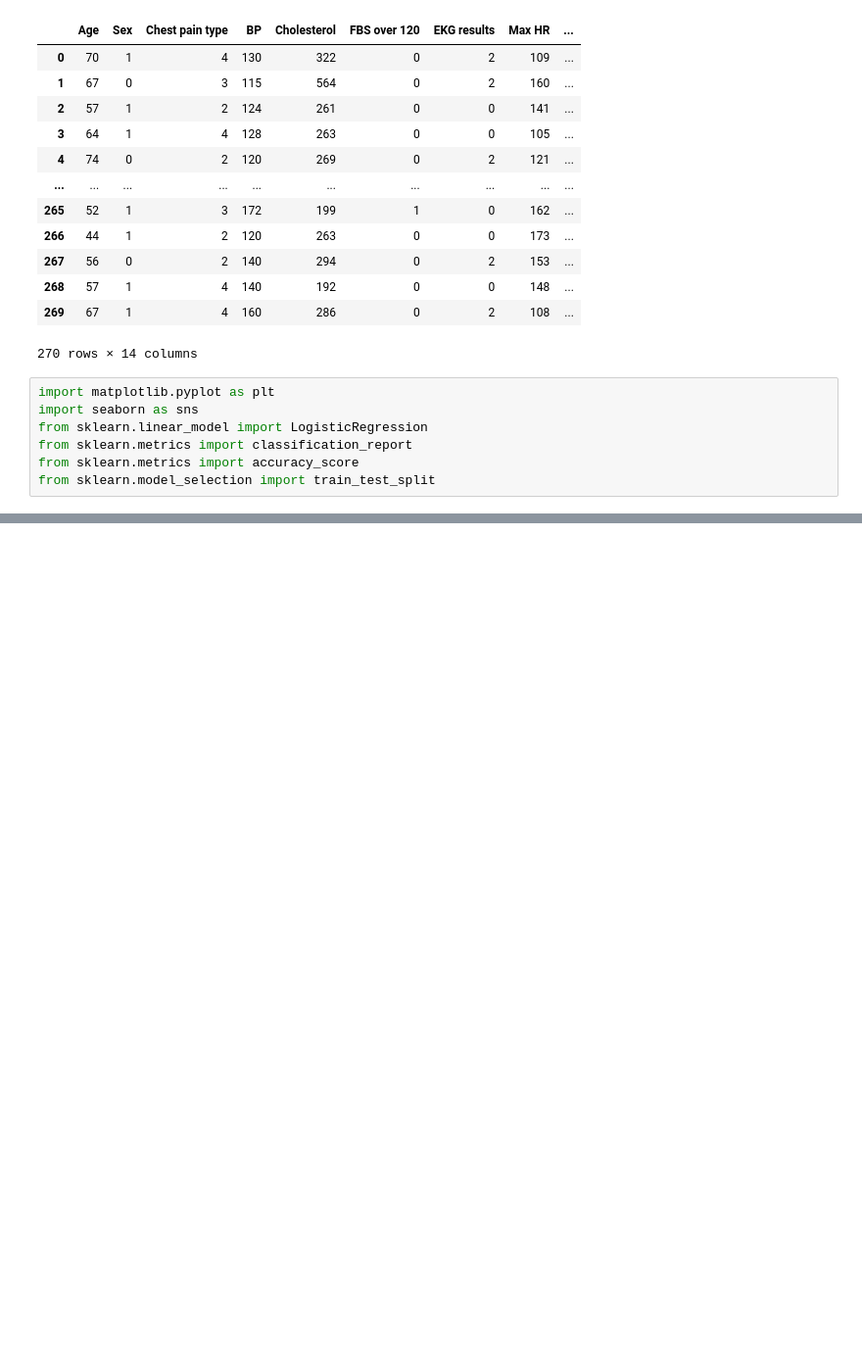
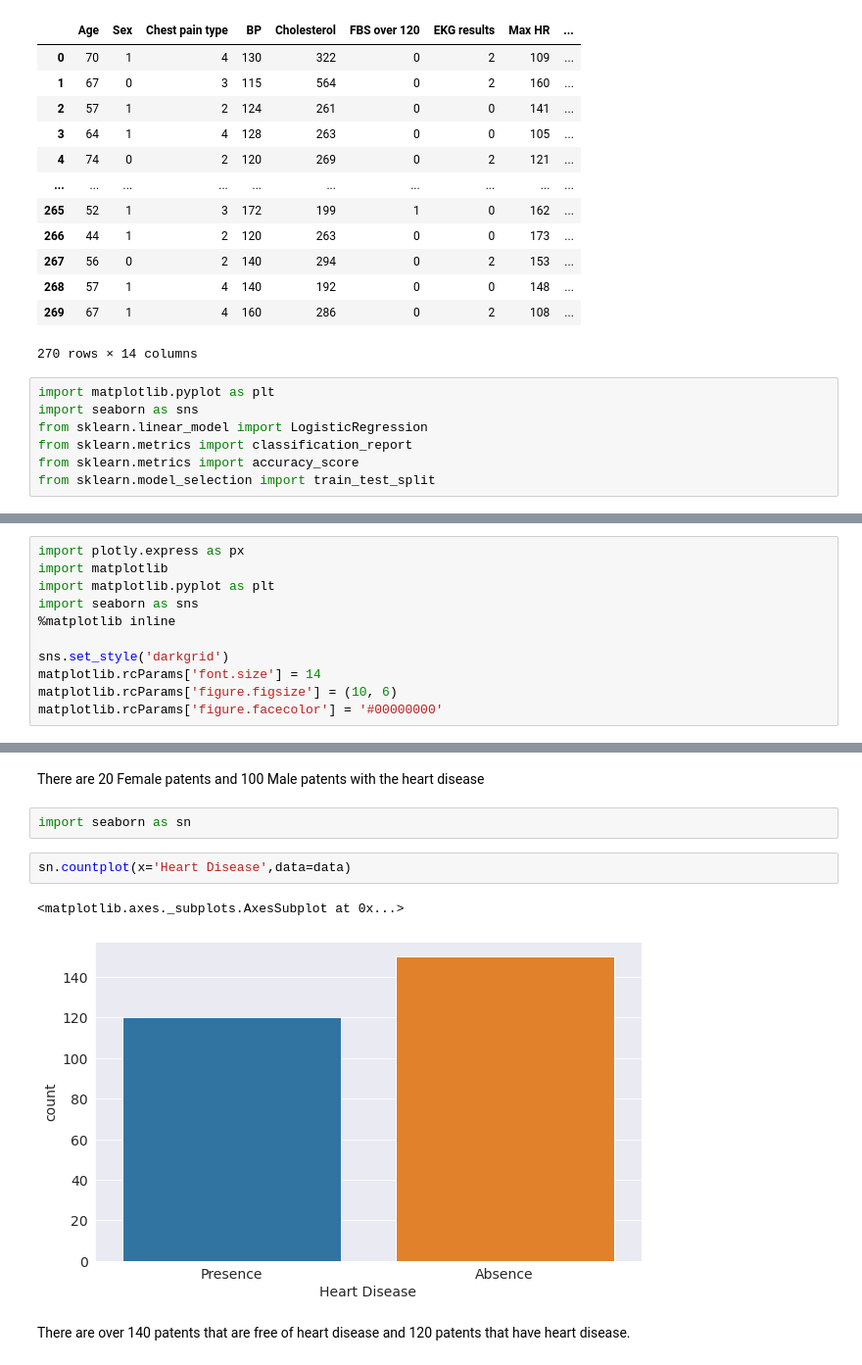
Before and after one commit to senith-sulara/ML_Assignment2_IT19095240_IT19143828_IT18000818_IT19021058, a Jupyter notebook: HeartDieases.ipynb, the cells around one changed output, grey strips where cells are left out. Shown at 98% size. Cells and saved outputs as stored; diff of their text form; blank space fills up the shorter version.

```diff
--- a/HeartDieases.ipynb
+++ b/HeartDieases.ipynb
@@ -34,0 +54,11 @@ from sklearn.model_selection import train_test_split
+# %%
+import plotly.express as px
+import matplotlib
+import matplotlib.pyplot as plt
+import seaborn as sns
+%matplotlib inline
+
+sns.set_style('darkgrid')
+matplotlib.rcParams['font.size'] = 14
+matplotlib.rcParams['figure.figsize'] = (10, 6)
+matplotlib.rcParams['figure.facecolor'] = '#00000000'
@@ -34,0 +72,11 @@ from sklearn.model_selection import train_test_split
+# %% [markdown]
+There are 20 Female patents and 100 Male patents with the heart disease
+# %%
+import seaborn as sn
+# %%
+sn.countplot(x='Heart Disease',data=data)
+# %% [output]
+<matplotlib.axes._subplots.AxesSubplot at 0x...>
+[figure, added]
+# %% [markdown]
+There are over 140 patents that are free of heart disease and 120 patents that have heart disease.
```
Also changed, not shown: parts of 5 cells of this notebook.
